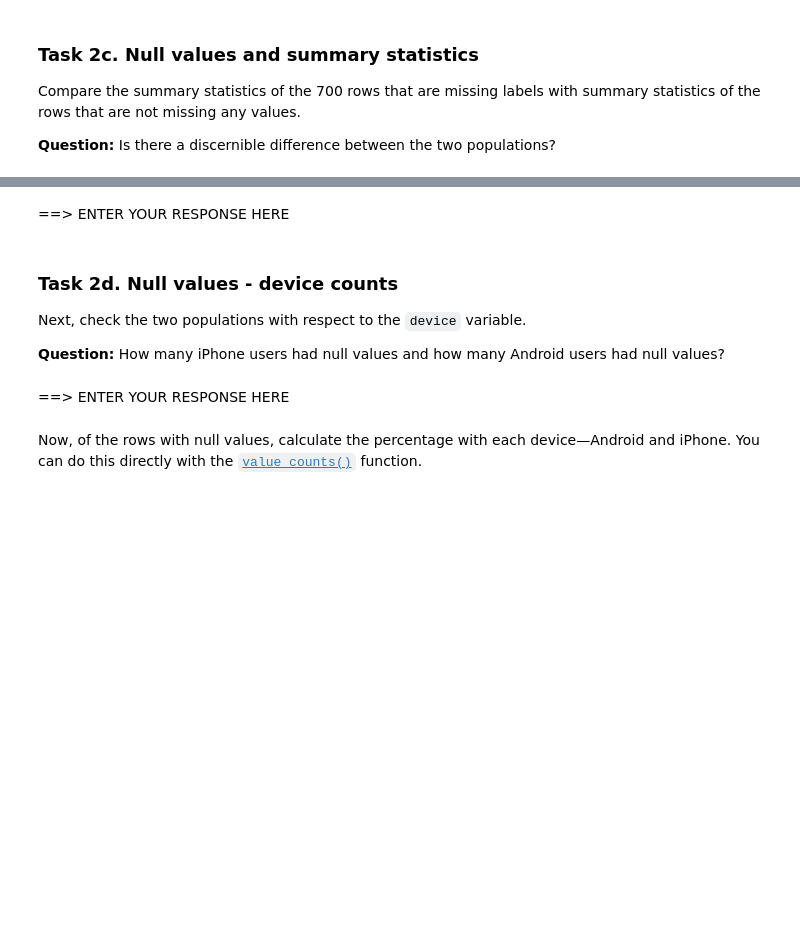
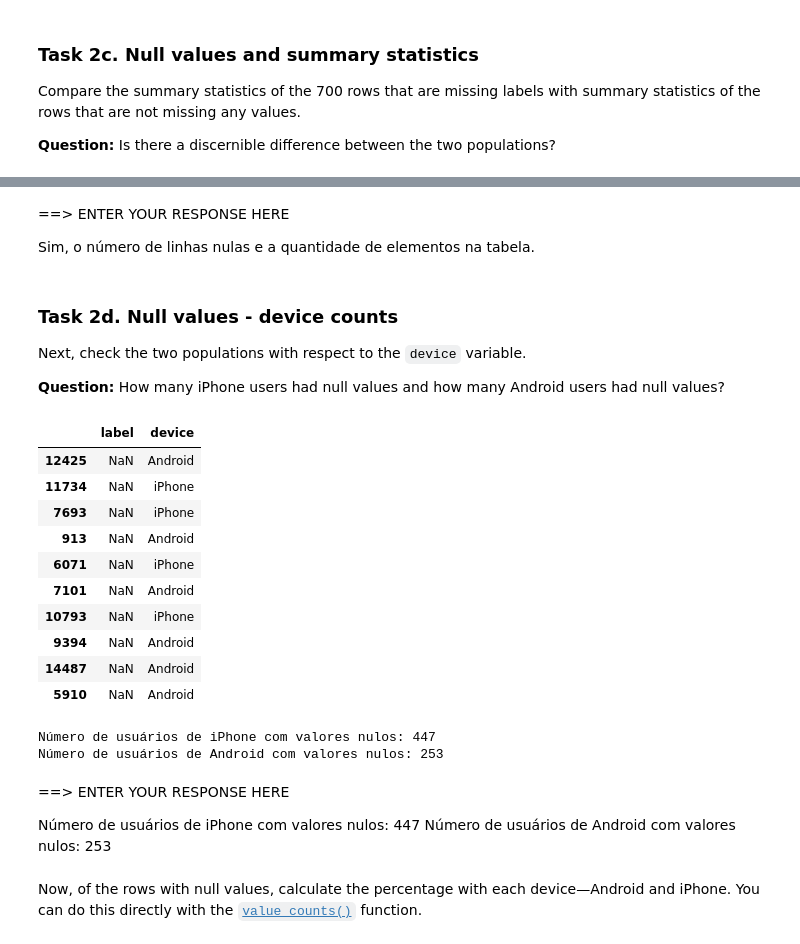
Before and after one commit to andrefsr/Google-Advanced-Data-Analytics-Certificate, a Jupyter notebook: Módulo 1/Projeto de conclusão I/Files/home/jovyan/work/Activity_Course 2 Waze project lab.ipynb, the cells around one changed output, grey strips where cells are left out. Saved outputs shown, nothing was run; the diff lists cells and outputs as text; code cells hidden in the pictures; blank space fills up the shorter version.

```diff
--- a/Módulo 1/Projeto de conclusão I/Files/home/jovyan/work/Activity_Course 2 Waze project lab.ipynb
+++ b/Módulo 1/Projeto de conclusão I/Files/home/jovyan/work/Activity_Course 2 Waze project lab.ipynb
@@ -279,5 +240,7 @@ None
-# %% [markdown]
-==> ENTER YOUR RESPONSE HERE
+# %% [markdown]
+==> ENTER YOUR RESPONSE HERE
+
+Sim, o número de linhas nulas e a quantidade de elementos na tabela.
 # %% [markdown]
 ### **Task 2d. Null values - device counts**
 
@@ -290,5 +250,40 @@ Next, check the two populations with respect to the `device` variable.
-# %% [markdown]
-==> ENTER YOUR RESPONSE HERE
+# %%
+# Get count of null values by device
+### YOUR CODE HERE ###
+
+counts = df_null.value_counts(dropna=False) ##### MELHOR!!!
+
+
+df_null = df_null[['label','device']]
+
+display(df_null.sample(10))
+
+col = 'device'
+
+df_null_iphone = df_null[df_null['device']=='iPhone']
+print(f'Número de usuários de iPhone com valores nulos: {df_null_iphone[col].count()}')
+
+df_null_android = df_null[df_null['device']=='Android']
+print(f'Número de usuários de Android com valores nulos: {df_null_android[col].count()}')
+# %% [output]
+|  | label | device |
+| 12425 | NaN | Android |
+| 11734 | NaN | iPhone |
+| 7693 | NaN | iPhone |
+| 913 | NaN | Android |
+| 6071 | NaN | iPhone |
+| 7101 | NaN | Android |
+| 10793 | NaN | iPhone |
+| 9394 | NaN | Android |
+| 14487 | NaN | Android |
+| 5910 | NaN | Android |
+Número de usuários de iPhone com valores nulos: 447
+Número de usuários de Android com valores nulos: 253
+# %% [markdown]
+==> ENTER YOUR RESPONSE HERE
+
+Número de usuários de iPhone com valores nulos: 447
+Número de usuários de Android com valores nulos: 253
 # %% [markdown]
 Now, of the rows with null values, calculate the percentage with each device&mdash;Android and iPhone. You can do this directly with the [`value_counts()`](https://pandas.pydata.org/docs/reference/api/pandas.Series.value_counts.html) function.
 # %%
```
Also changed, not shown: parts of 8 cells of this notebook.
